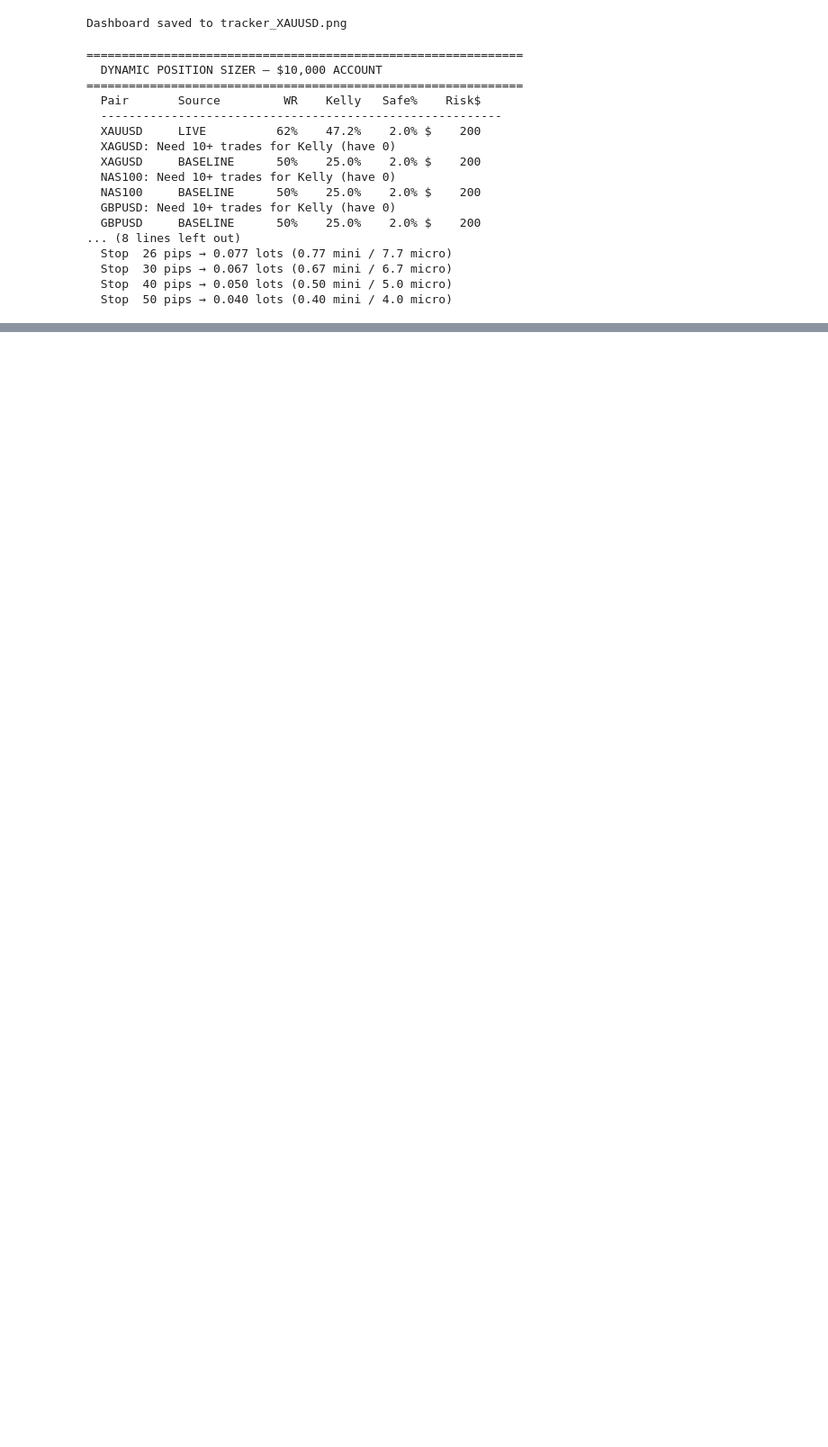
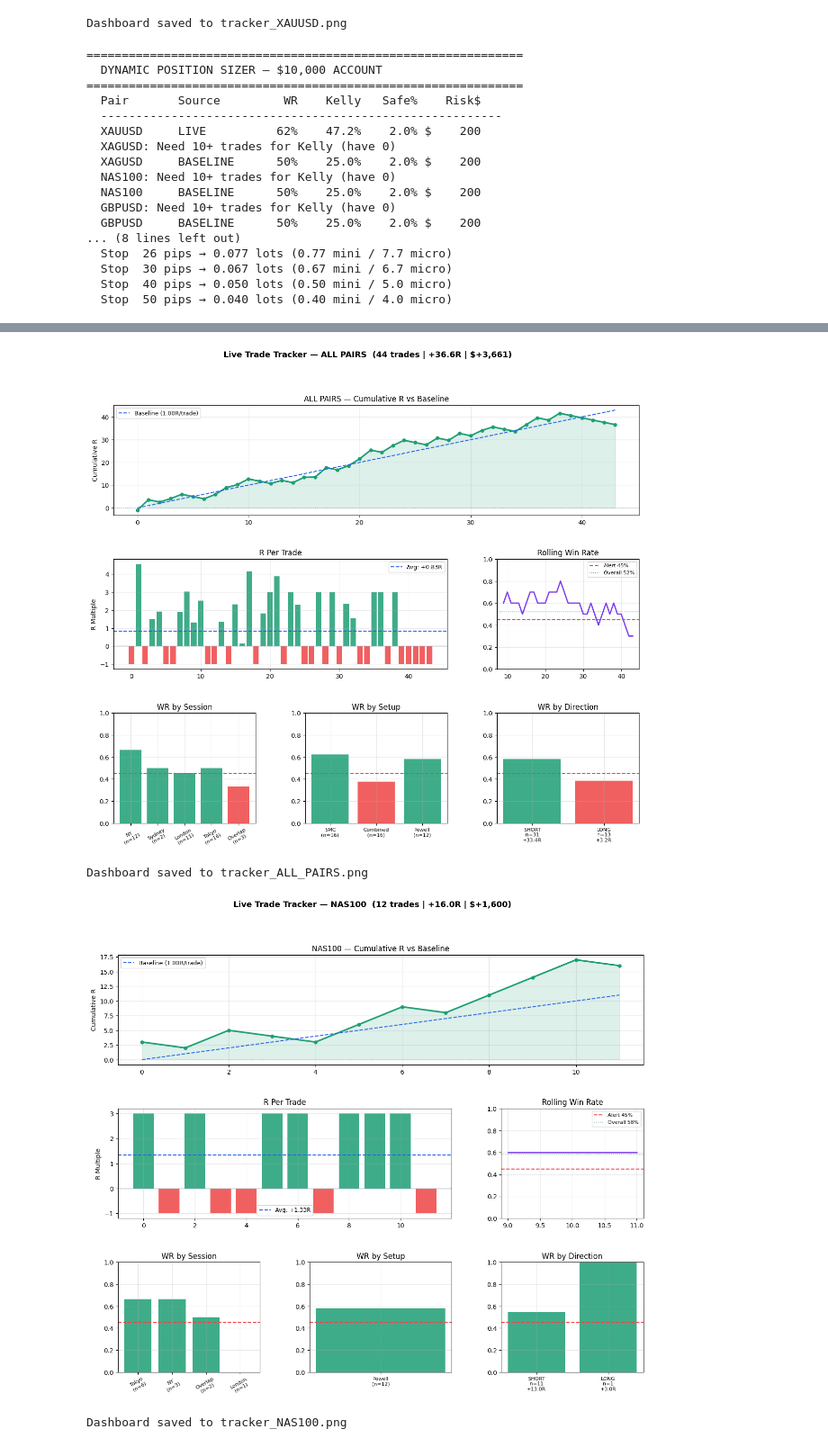
Before and after one commit to JUSTOH-CPP/quant-trading, a Jupyter notebook: forex/live_tracker.ipynb, the cells around one changed output, grey strips where cells are left out. Shown at 90% size. Cells and saved outputs as stored; diff of their text form; code cells hidden in the pictures; blank space fills up the shorter version.

Commit message:
July 2026 trades loaded - 44 total, NAS100 +1.33R, XAUUSD +0.96R, XAGUSD +0.03R

```diff
--- a/forex/live_tracker.ipynb
+++ b/forex/live_tracker.ipynb
@@ -609,0 +720,10 @@ for stop in [15, 20, 26, 30, 40, 50]:
+# %%
+plot_dashboard()
+plot_dashboard("NAS100")
+plot_dashboard("XAUUSD")
+plot_dashboard("XAGUSD")
+# %% [output]
+[figure, added]
+Dashboard saved to tracker_ALL_PAIRS.png
+[figure, added]
+Dashboard saved to tracker_NAS100.png
```
Also changed, not shown: parts of 3 cells of this notebook, 5 other files.
